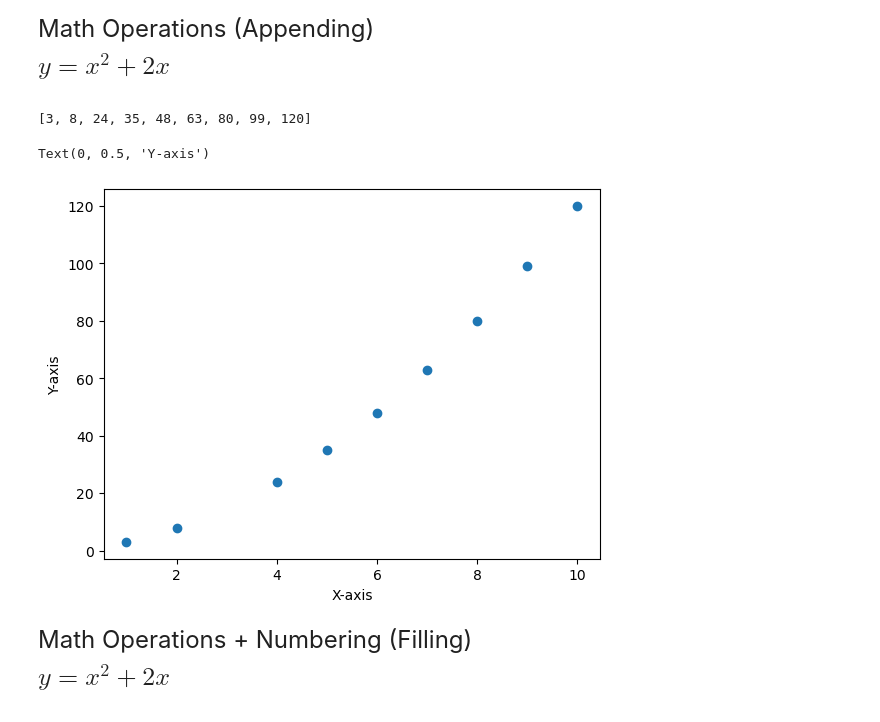
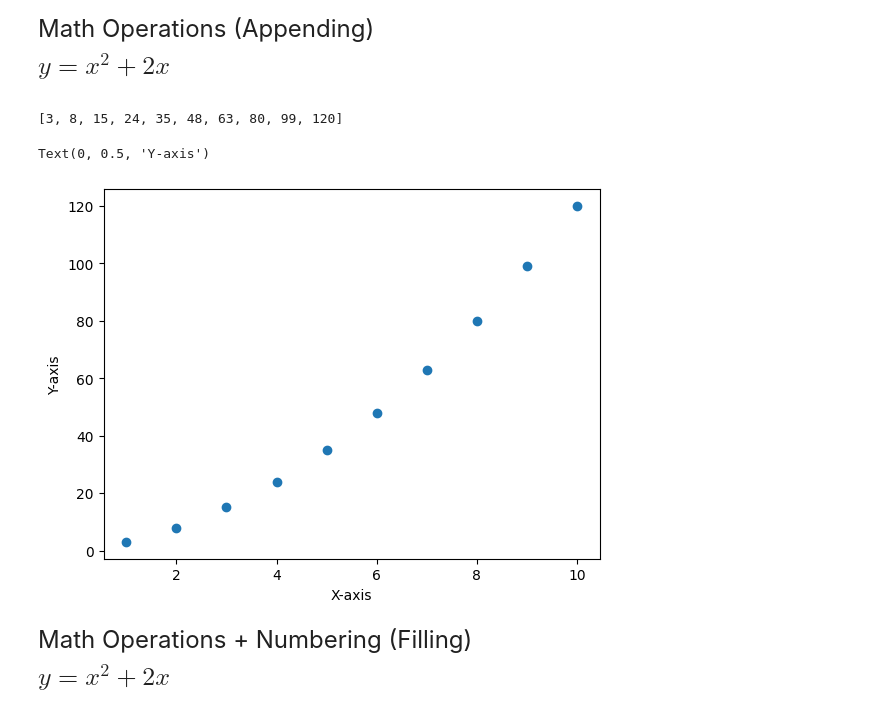
Before and after one commit to isabelcohen/emoryqtm151, a Jupyter notebook: Lecture 05/Lecture 5.ipynb, the cells around one changed output. Saved outputs shown, nothing was run; the diff lists cells and outputs as text; code cells hidden in the pictures.

```diff
--- a/Lecture 05/Lecture 5.ipynb
+++ b/Lecture 05/Lecture 5.ipynb
@@ -257,27 +277,31 @@ $ y = x^2 + 2x$
 # %%
 # Create a list of x-values list_x = [1,2,4,5, ..., 50]
 # Start an empty list of y-values with []
 
-n = 50
-list_x = [1,2,4,5,6,7,8,9,10]
+# n = 50
+list_x = [1,2,3,4,5,6,7,8,9,10]
 list_y = []
+
+# np.arange(50) = 0, 1, 2, 3, 4, 5
+# list_x = np.arange(50)
+# list_y = list_x**2 + 2*list_x
 
 # Create an index
 
 index = 0
 for x in list_x:
     y = list_x[index]**2 + 2*x
     list_y.append(y)
     index = index + 1
 
 print(list_y)
 plt.scatter(list_x, list_y)
 plt.xlabel("X-axis")
 plt.ylabel("Y-axis")
 # %% [output]
-[3, 8, 24, 35, 48, 63, 80, 99, 120]
+[3, 8, 15, 24, 35, 48, 63, 80, 99, 120]
 Text(0, 0.5, 'Y-axis')
-[figure, old version]
+[figure, new version]
 # %% [markdown]
 <font size = "5">
 
```
Also changed, not shown: parts of 9 cells of this notebook.
